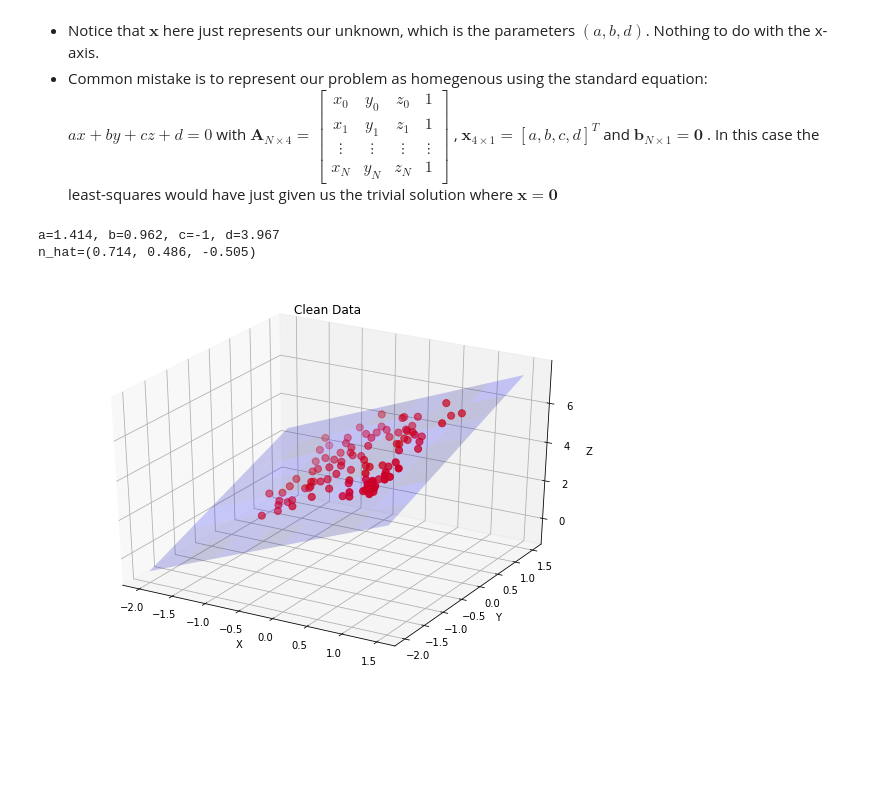
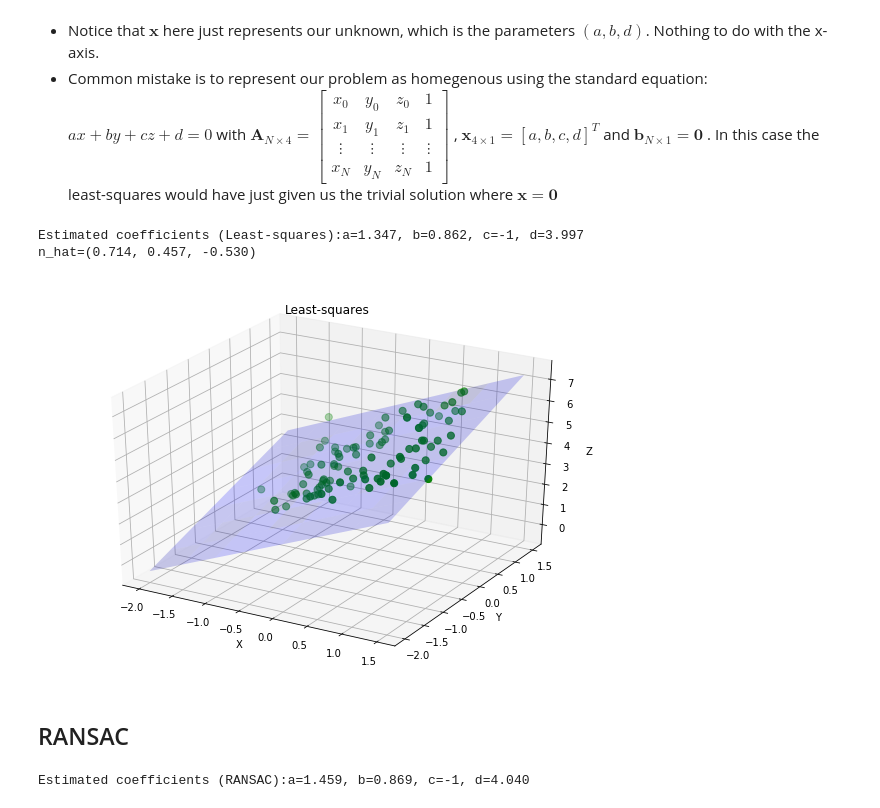
Before and after one commit to eladj/notebooks, a Jupyter notebook: plane_fit.ipynb, the cells around one changed output. Saved outputs shown, nothing was run; the diff lists cells and outputs as text; code cells hidden in the pictures; blank space fills up the shorter version.

Commit message:
Added RANSAC and SVD

```diff
--- a/plane_fit.ipynb
+++ b/plane_fit.ipynb
@@ -32,7 +32,7 @@ X = (np.random.random(100) - 0.5) * 2
 Y = (np.random.random(100) - 0.5) * 2
 Z = (a*X + b*Y + d) / (-c)
 data = np.vstack((X, Y, Z)).T
-data += np.random.normal(0, 0.1, data.shape)
+data += np.random.normal(0, 0.2, data.shape)
 # %% [markdown]
 ## Least Squares
 The first method we are going to use is [linear least squares](https://en.wikipedia.org/wiki/Linear_least_squares_(mathematics). Here we are going to represent our plane equation as: $z = ax + by + d$, by setting $c=-1$ and we want to find the best parameters $a, b$ and $d$ given our points. Of course, for any number of points larger than 3 this is an [overdetermined system](https://en.wikipedia.org/wiki/Overdetermined_system) of equations and the least squares method will find the best parameters which minimizes the sum of squared differences between our points and the plane.
@@ -55,13 +55,14 @@ x_N & y_N & z_N & 1 \end{array} \right]$ ,  $\mathbf{x}_{4\times 1}=\left[a, b,
 # Least-squares
 A = np.vstack((data[:,0], data[:,1], np.ones(data.shape[0]))).T
 C,_,_,_ = np.linalg.lstsq(A, data[:,2])    # coefficients
+print("Estimated coefficients (Least-squares):", end="")
 print("a=%.3f, b=%.3f, c=-1, d=%.3f" % tuple(C))
 
 # regular grid covering the domain of the data
-X, Y = np.meshgrid(np.arange(-2, 2, 0.5), np.arange(-2, 2, 0.5))
+XX, YY = np.meshgrid(np.arange(-2, 2, 0.5), np.arange(-2, 2, 0.5))
 
 # evaluate it on grid
-Z = C[0]*X + C[1]*Y + C[2]
+ZZ = C[0]*XX + C[1]*YY + C[2]
 
 # Get the normal unit vector
 n = np.array([C[0], C[1], -1.0])
@@ -69,23 +70,40 @@ n /= np.linalg.norm(n)
 print("n_hat=(%.3f, %.3f, %.3f)" % tuple(n))
 
 # Get point on the plane
-i = int(X.shape[0] / 2)
-p0 = np.array([X[i, i], Y[i, i], Z[i, i]])
+i = int(XX.shape[0] / 2)
+p0 = np.array([XX[i, i], YY[i, i], ZZ[i, i]])
 # %% [output]
-a=1.414, b=0.962, c=-1, d=3.967
-n_hat=(0.714, 0.486, -0.505)
+Estimated coefficients (Least-squares):a=1.347, b=0.862, c=-1, d=3.997
+n_hat=(0.714, 0.457, -0.530)
 # %%
 fig = plt.figure(figsize=(10, 7))
 ax = fig.add_subplot(1, 1, 1, projection='3d')
-ax.set_title("Clean Data")
-ax.plot_surface(X, Y, Z, rstride=1, cstride=1, alpha=0.2, color='blue')
-ax.scatter(data[:,0], data[:,1], data[:,2], c='r', s=50)
+ax.plot_surface(XX, YY, ZZ, rstride=1, cstride=1, alpha=0.2, color='blue')
+ax.scatter(data[:,0], data[:,1], data[:,2], color='green', s=50)
 #ax.plot([p0[0], p0[0]+n[0]], [p0[1], p0[1]+n[1]], [p0[2], p0[2]+n[2]], color='blue', marker='.')
 # ax.quiver(p0[0], p0[1], p0[2], -n[0], -n[1], -n[2], length=1)
 ax.set_xlabel('X')
 ax.set_ylabel('Y')
 ax.set_zlabel('Z')
+ax.set_title("Least-squares")
 ax.axis('equal')
 ax.axis('tight');
 # %% [output]
-[figure, old version]
+[figure, new version]
+# %% [markdown]
+## RANSAC
+# %%
+from sklearn import linear_model
+
+# Robustly fit linear model with RANSAC algorithm
+model_ransac = linear_model.RANSACRegressor(linear_model.LinearRegression(fit_intercept=False))
+model_ransac.fit(A, data[:, 2])
+inlier_mask = model_ransac.inlier_mask_
+outlier_mask = np.logical_not(inlier_mask)
+print("Estimated coefficients (RANSAC):", end="")
+print("a=%.3f, b=%.3f, c=-1, d=%.3f" % tuple(model_ransac.estimator_.coef_))
+
+# Evaluate on grid
+ZZ = C[0]*XX + C[1]*YY + C[2]
+# %% [output]
+Estimated coefficients (RANSAC):a=1.459, b=0.869, c=-1, d=4.040
```
Also changed, not shown: parts of 4 cells of this notebook, 1 other file.
